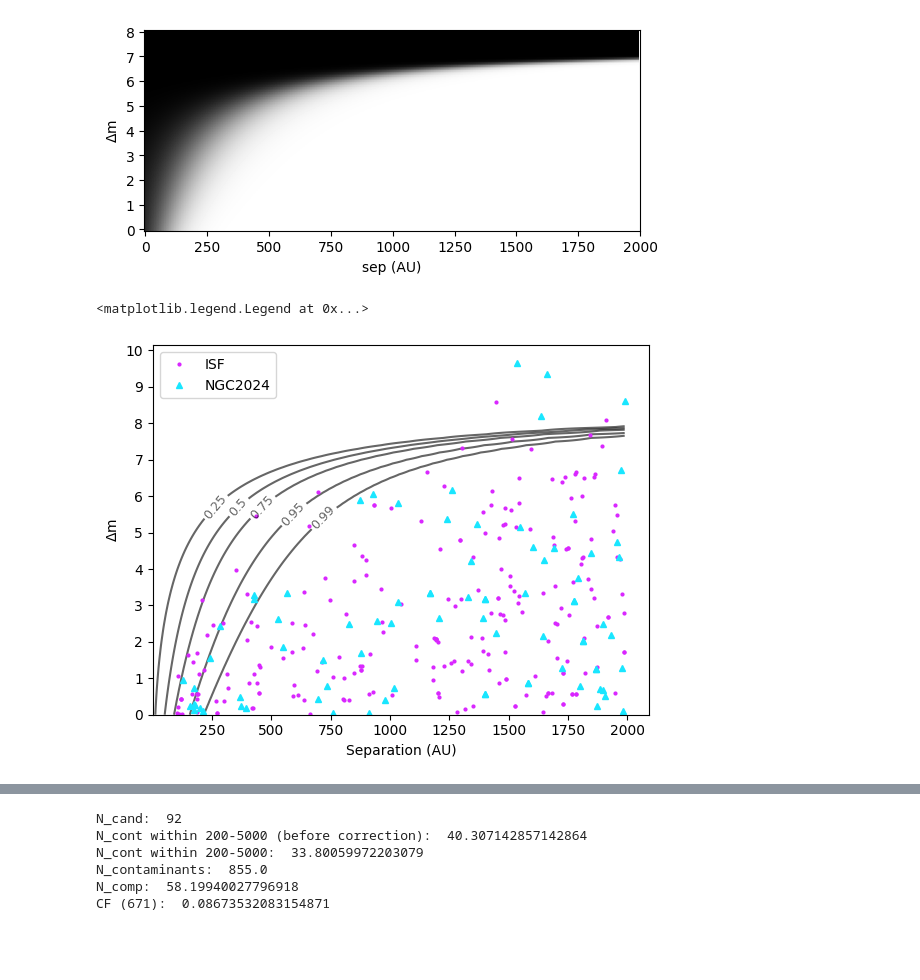
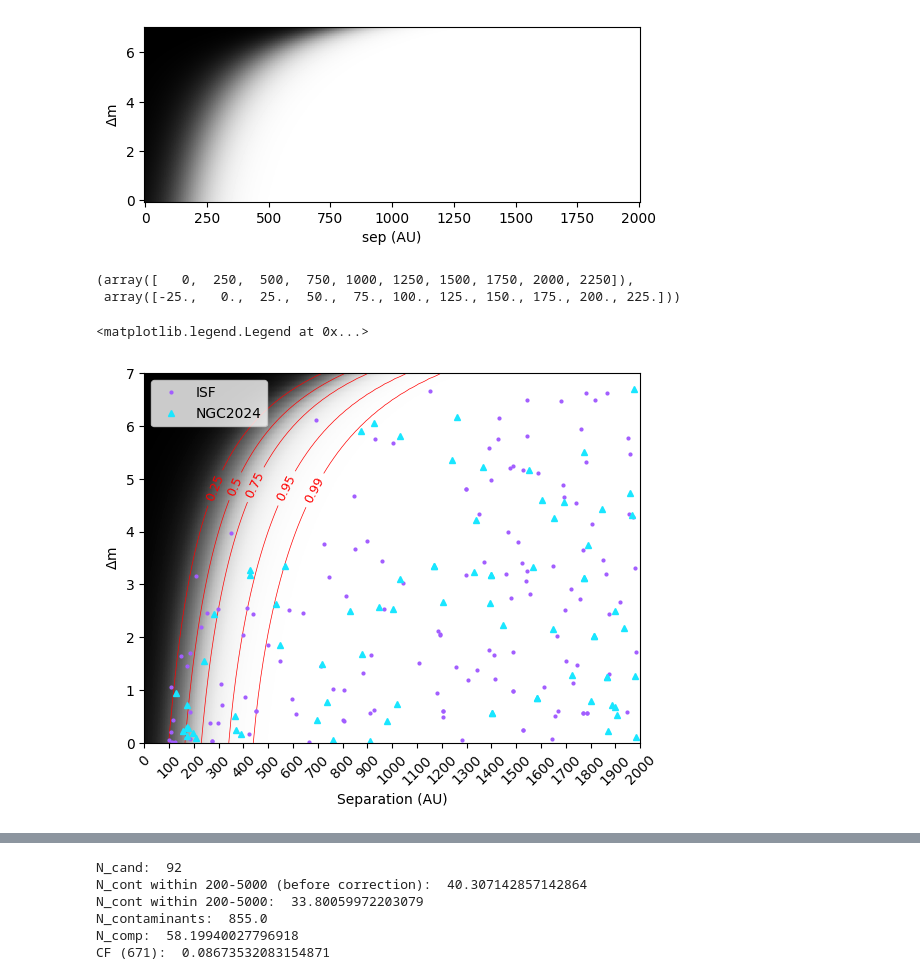
Before and after one commit to PrabhaniR/Artificial_Star_Test, a Jupyter notebook: CF.ipynb, the cells around one changed output, grey strips where cells are left out. Drawn from its saved outputs; the diff is of its cells as text; code cells hidden in the pictures; blank space fills up the shorter version.

Commit message:
corrected contour plots + produced contours up tp 1000 AU

```diff
--- a/CF.ipynb
+++ b/CF.ipynb
@@ -74,15 +88,13 @@ def r_times_logistic_reg(x, m, s):
 # %%
 frac_mtx = np.loadtxt('Fraction_dm_sep_array.txt')
 fig, ax = plt.subplots()
 plt.imshow(frac_mtx, origin='lower', cmap='gray')
-locs = plt.xticks()
-plt.xticks(locs[0][1::], np.arange(0, 2001, 250))
-locs = plt.yticks()
-plt.yticks(locs[0][1:-1], np.arange(0, 9, 1))
+plt.xticks(np.arange(0, 201, 25), np.arange(0, 2001, 250))
+plt.yticks(np.arange(0, 70, 20), np.arange(0, 7, 2))
 plt.xlabel('sep (AU)')
 plt.ylabel('$\Delta$m');
 # %% [output]
-[figure, old version]
+[figure, new version]
 # %%
 df_params = pd.read_csv('mu_sig_params.csv')
 mu, sig = np.array(df_params['mu']), np.array(df_params['sig'])
@@ -112,9 +124,14 @@ i_proto, = np.where(np.isin(clas_f2, proto_clas))
 i_prems, = np.where(np.isin(clas_f2, prems_clas))
 # %%
 write_regf(ra_f2[np.isfinite(ra_f2)], dec_f2[np.isfinite(ra_f2)], 'Final_Catalog.reg', 'green', [])
+# %%
+np.round(xt[1::]*100/10).astype(int), xt
+# %% [output]
+(array([   0,  250,  500,  750, 1000, 1250, 1500, 1750, 2000, 2250]),
+ array([-25.,   0.,  25.,  50.,  75., 100., 125., 150., 175., 200., 225.]))
 # %%
-dms = np.arange(0, 8.01, 1/10)
-seps = np.arange(50, 2050., 100/10)
+dms = np.arange(0, 7.01, 1/10)
+seps = np.arange(0, 2001., 100/10)
 dm_mtx, sep_mtx = np.indices((len(dms), len(seps)))
 #sep_mtx = np.tile(np.arange(0, 2000.1, 0.1), )
 dm_mtx, sep_mtx = (np.flip(dm_mtx,0))/10, 100*(sep_mtx+5)/10
@@ -124,38 +141,39 @@ for i in range(len(mu)):
     frac_mtx[i, :] =  norm_logistic_reg(seps, mu[i], sig[i])
 
 cmap = plt.cm.cool
-category_colors = plt.colormaps['cool'](
-        np.linspace(0.10, 0.85, 6))
+category_colors = plt.colormaps['cool'](np.linspace(0.10, 0.85, 8))
 
 fig, ax = plt.subplots()
-#plt.imshow(frac_mtx, origin='lower', cmap='Greys_r', aspect="auto")
-#colors=[category_colors[0]]
+plt.imshow(frac_mtx, origin='lower', cmap='Greys_r', aspect="auto")
+
 
 c25 = ax.contour(np.arange(0, len(seps), 1), np.arange(0, n_dm, 1), frac_mtx[:,:],
-           [0.25], colors='k', alpha=0.6)
+           [0.25], colors='r', alpha=0.99, linewidths=0.5)
 c50 = ax.contour(np.arange(0, len(seps), 1), np.arange(0, n_dm, 1), frac_mtx[:,:],
-           [0.50], colors='k', alpha=0.6)
+           [0.50], colors='r', alpha=0.99, linewidths=0.5)
 c75 = ax.contour(np.arange(0, len(seps), 1), np.arange(0, n_dm, 1), frac_mtx[:,:],
-           [0.75], colors='k', alpha=0.6)
+           [0.75], colors='r', alpha=0.99, linewidths=0.5)
 c95 = ax.contour(np.arange(0, len(seps), 1), np.arange(0, n_dm, 1), frac_mtx[:,:],
-           [0.95], colors='k', alpha=0.6)
+           [0.95], colors='r', alpha=0.99, linewidths=0.5)
 c99 = ax.contour(np.arange(0, len(seps), 1), np.arange(0, n_dm, 1), frac_mtx[:,:],
-           [0.99], colors='k', alpha=0.6)
+           [0.99], colors='r', alpha=0.99, linewidths=0.5)
 
 xt = ax.get_xticks()
-ax.set_xticks(xt[1::], np.round(xt[1::]*100/10).astype(int))
+#ax.set_xticks(xt[1::], np.round(xt[1::]*100/10).astype(int))
+ax.set_xticks(np.arange(0, 201, 10), np.arange(0, 2001, 100), rotation=45)
 yt = ax.get_yticks()
 ax.set_yticks(yt[1:-1], np.round((yt[1:-1])/10).astype(int))
 
-manual_locations = [(20, 60)]
+
+manual_locations = [(20, 50)]
 plt.clabel(c25, fontsize=9, inline=1, manual=manual_locations)
-manual_locations = [(30, 60)]
+manual_locations = [(30, 50)]
 plt.clabel(c50, fontsize=9, inline=1, manual=manual_locations)
-manual_locations = [(40, 60)]
+manual_locations = [(40, 50)]
 plt.clabel(c75, fontsize=9, inline=1, manual=manual_locations)
-manual_locations = [(50, 60)]
+manual_locations = [(50, 50)]
 plt.clabel(c95, fontsize=9, inline=1, manual=manual_locations)
-manual_locations = [(60, 60)]
+manual_locations = [(60, 50)]
 plt.clabel(c99, fontsize=9, inline=1, manual=manual_locations)
 
 ax.set_xlabel('Separation (AU)')
@@ -183,6 +201,9 @@ N_cand   = np.array([])
 
 d_comp = np.array([])
 dm_comp = np.array([])
+r_comp = np.array([])
+dc_comp = np.array([])
+mag_prim = np.array([])
 
 for i in range(N_total):
     #Making a catalog object using YSO
@@ -191,7 +212,7 @@ for i in range(N_total):
     i_obj_,  = np.where((sep_>=r1_comp)&(sep_<=r2_comp)&(m_cat>10.5))
     n_obj    = len(i_obj_)
 
-    if (n_obj>0)&(~np.isin(i_yso[i], i_tested))&(m_yso[i]<19.):
+    if (n_obj>0)&(~np.isin(i_yso[i], i_tested))&(m_yso[i]<19.)&(m_yso[i]>12.):
         ra_sys  = np.append(ra_yso[i], ra_cat[i_obj_])
         dec_sys = np.append(dec_yso[i], dec_cat[i_obj_])
         m_sys   = np.append(m_yso[i], m_cat[i_obj_]) #adding primary and the companions to 1 array
@@ -209,14 +230,19 @@ for i in range(N_total):
         #ax.plot(sep_comp, m_sys[i_comp]-m_prim, '.r')
         d_comp = np.append(d_comp, sep_comp)
         dm_comp = np.append(dm_comp, np.abs((m_sys[i_comp]-m_prim)))
+        r_comp, dc_comp = np.append(r_comp, ra_comp), np.append(dc_comp, dec_comp)
+        mag_prim = np.append(mag_prim, np.ones(ra_comp.shape)*m_prim[0])
 ax.plot(d_comp/10, dm_comp*10, '.', c=category_colors[5], ms=4, label='ISF')
 ax.plot(sep_flame/10, dm_flame*10, '^', c=category_colors[0], ms=4, label='NGC2024')
 #ax.set_ylim(0, 100)
 #ax.set_yticks(np.arange(0, 11, 1))
 #yticks = ax.get_yticks()
 
-ax.set_yticks(np.arange(0, 110, 10), np.arange(0, 11, 1));
+ax.set_yticks(np.arange(0, 71, 10), np.arange(0, 8, 1))
+ax.set_ylim(0, 70)
+
+ax.set_xlim(0, 200)
 ax.legend()
 # %% [output]
 <matplotlib.legend.Legend at 0x...>
-[figure, old version]
+[figure, new version]
```
Also changed, not shown: parts of 5 cells of this notebook, 1 other file.
